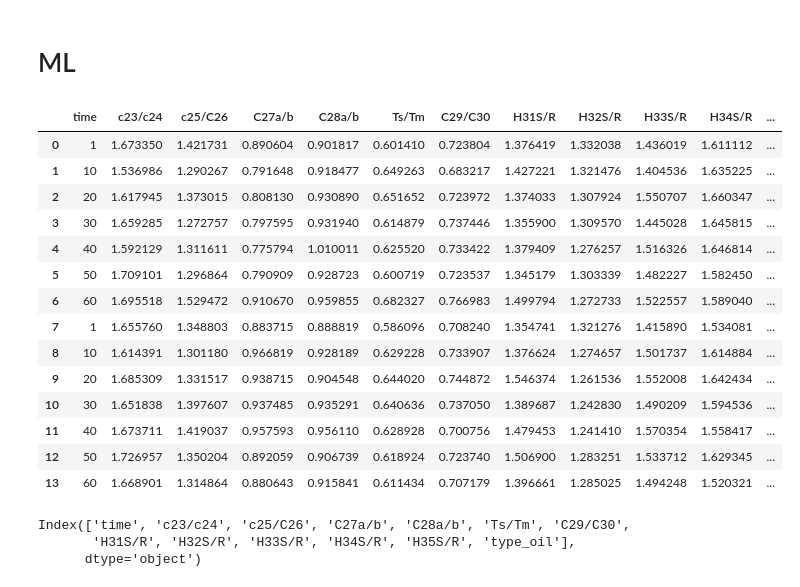
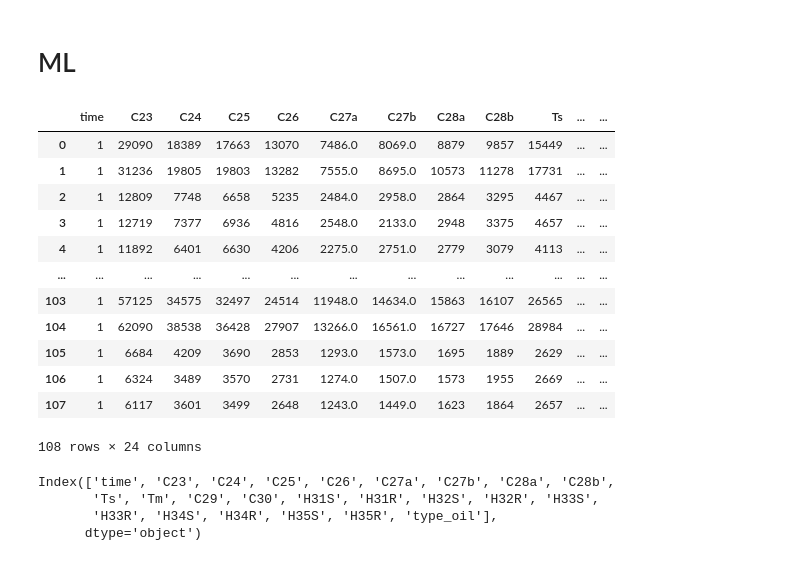
Before and after one commit to chen0112/oil-fingerprinting, a Jupyter notebook: Oil Fingerprinting.ipynb, the cells around one changed output. Cells and saved outputs as stored; diff of their text form; code cells hidden in the pictures.

```diff
--- a/Oil Fingerprinting.ipynb
+++ b/Oil Fingerprinting.ipynb
@@ -137,31 +204,30 @@ dtype: float64
 # %% [markdown]
 # ML
 # %%
-Terpanes=pd.read_excel('CDO.xlsx')
+Terpanes=pd.read_excel('CDO.xlsx',sheet_name='Sheet3')
 Terpanes.rename(columns={'type of oil':'type_oil'}, inplace=True)
 Terpanes
 # %% [output]
-|  | time | c23/c24 | c25/C26 | C27a/b | C28a/b | Ts/Tm | C29/C30 | H31S/R | H32S/R | H33S/R | H34S/R | ... |
-| 0 | 1 | 1.673350 | 1.421731 | 0.890604 | 0.901817 | 0.601410 | 0.723804 | 1.376419 | 1.332038 | 1.436019 | 1.611112 | ... |
-| 1 | 10 | 1.536986 | 1.290267 | 0.791648 | 0.918477 | 0.649263 | 0.683217 | 1.427221 | 1.321476 | 1.404536 | 1.635225 | ... |
-| 2 | 20 | 1.617945 | 1.373015 | 0.808130 | 0.930890 | 0.651652 | 0.723972 | 1.374033 | 1.307924 | 1.550707 | 1.660347 | ... |
-| 3 | 30 | 1.659285 | 1.272757 | 0.797595 | 0.931940 | 0.614879 | 0.737446 | 1.355900 | 1.309570 | 1.445028 | 1.645815 | ... |
-| 4 | 40 | 1.592129 | 1.311611 | 0.775794 | 1.010011 | 0.625520 | 0.733422 | 1.379409 | 1.276257 | 1.516326 | 1.646814 | ... |
-| 5 | 50 | 1.709101 | 1.296864 | 0.790909 | 0.928723 | 0.600719 | 0.723537 | 1.345179 | 1.303339 | 1.482227 | 1.582450 | ... |
-| 6 | 60 | 1.695518 | 1.529472 | 0.910670 | 0.959855 | 0.682327 | 0.766983 | 1.499794 | 1.272733 | 1.522557 | 1.589040 | ... |
-| 7 | 1 | 1.655760 | 1.348803 | 0.883715 | 0.888819 | 0.586096 | 0.708240 | 1.354741 | 1.321276 | 1.415890 | 1.534081 | ... |
-| 8 | 10 | 1.614391 | 1.301180 | 0.966819 | 0.928189 | 0.629228 | 0.733907 | 1.376624 | 1.274657 | 1.501737 | 1.614884 | ... |
-| 9 | 20 | 1.685309 | 1.331517 | 0.938715 | 0.904548 | 0.644020 | 0.744872 | 1.546374 | 1.261536 | 1.552008 | 1.642434 | ... |
-| 10 | 30 | 1.651838 | 1.397607 | 0.937485 | 0.935291 | 0.640636 | 0.737050 | 1.389687 | 1.242830 | 1.490209 | 1.594536 | ... |
-| 11 | 40 | 1.673711 | 1.419037 | 0.957593 | 0.956110 | 0.628928 | 0.700756 | 1.479453 | 1.241410 | 1.570354 | 1.558417 | ... |
-| 12 | 50 | 1.726957 | 1.350204 | 0.892059 | 0.906739 | 0.618924 | 0.723740 | 1.506900 | 1.283251 | 1.533712 | 1.629345 | ... |
-| 13 | 60 | 1.668901 | 1.314864 | 0.880643 | 0.915841 | 0.611434 | 0.707179 | 1.396661 | 1.285025 | 1.494248 | 1.520321 | ... |
+|  | time | C23 | C24 | C25 | C26 | C27a | C27b | C28a | C28b | Ts | ... | ... |
+| 0 | 1 | 29090 | 18389 | 17663 | 13070 | 7486.0 | 8069.0 | 8879 | 9857 | 15449 | ... | ... |
+| 1 | 1 | 31236 | 19805 | 19803 | 13282 | 7555.0 | 8695.0 | 10573 | 11278 | 17731 | ... | ... |
+| 2 | 1 | 12809 | 7748 | 6658 | 5235 | 2484.0 | 2958.0 | 2864 | 3295 | 4467 | ... | ... |
+| 3 | 1 | 12719 | 7377 | 6936 | 4816 | 2548.0 | 2133.0 | 2948 | 3375 | 4657 | ... | ... |
+| 4 | 1 | 11892 | 6401 | 6630 | 4206 | 2275.0 | 2751.0 | 2779 | 3079 | 4113 | ... | ... |
+| ... | ... | ... | ... | ... | ... | ... | ... | ... | ... | ... | ... | ... |
+| 103 | 1 | 57125 | 34575 | 32497 | 24514 | 11948.0 | 14634.0 | 15863 | 16107 | 26565 | ... | ... |
+| 104 | 1 | 62090 | 38538 | 36428 | 27907 | 13266.0 | 16561.0 | 16727 | 17646 | 28984 | ... | ... |
+| 105 | 1 | 6684 | 4209 | 3690 | 2853 | 1293.0 | 1573.0 | 1695 | 1889 | 2629 | ... | ... |
+| 106 | 1 | 6324 | 3489 | 3570 | 2731 | 1274.0 | 1507.0 | 1573 | 1955 | 2669 | ... | ... |
+| 107 | 1 | 6117 | 3601 | 3499 | 2648 | 1243.0 | 1449.0 | 1623 | 1864 | 2657 | ... | ... |
+108 rows × 24 columns
 # %%
 import matplotlib.pyplot as plt
 # %%
 Terpanes.columns
 # %% [output]
-Index(['time', 'c23/c24', 'c25/C26', 'C27a/b', 'C28a/b', 'Ts/Tm', 'C29/C30',
-       'H31S/R', 'H32S/R', 'H33S/R', 'H34S/R', 'H35S/R', 'type_oil'],
+Index(['time', 'C23', 'C24', 'C25', 'C26', 'C27a', 'C27b', 'C28a', 'C28b',
+       'Ts', 'Tm', 'C29', 'C30', 'H31S', 'H31R', 'H32S', 'H32R', 'H33S',
+       'H33R', 'H34S', 'H34R', 'H35S', 'H35R', 'type_oil'],
       dtype='object')
 # %%
```
Also changed, not shown: parts of 67 cells of this notebook.
